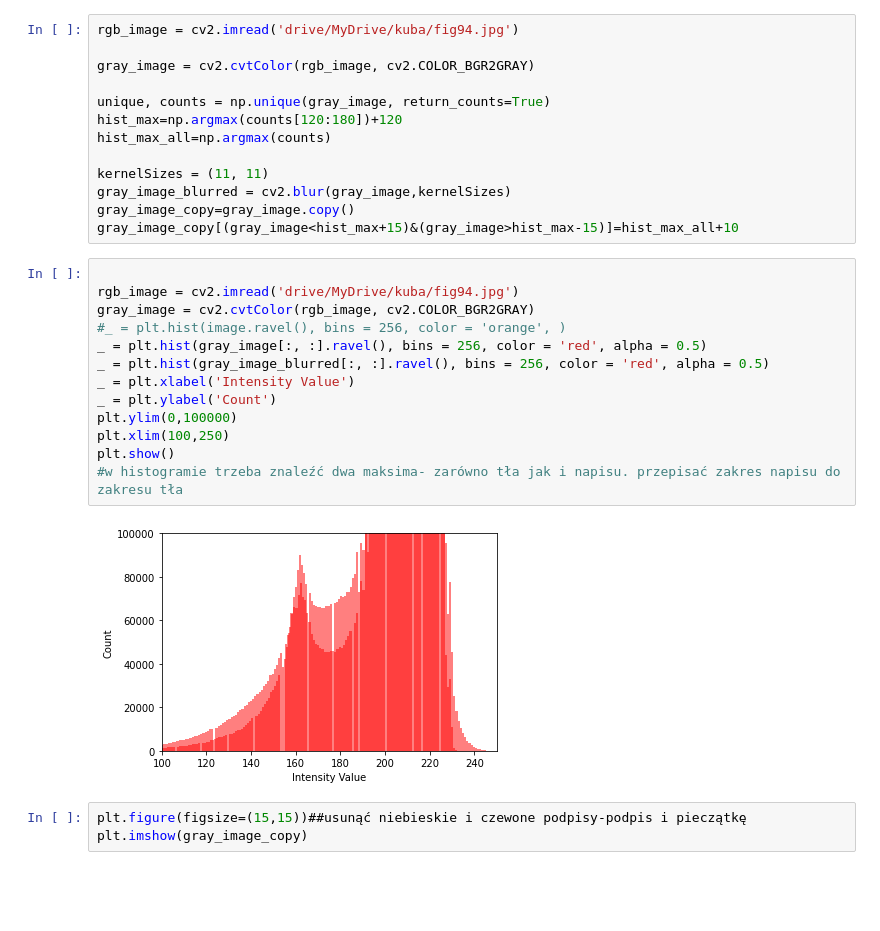
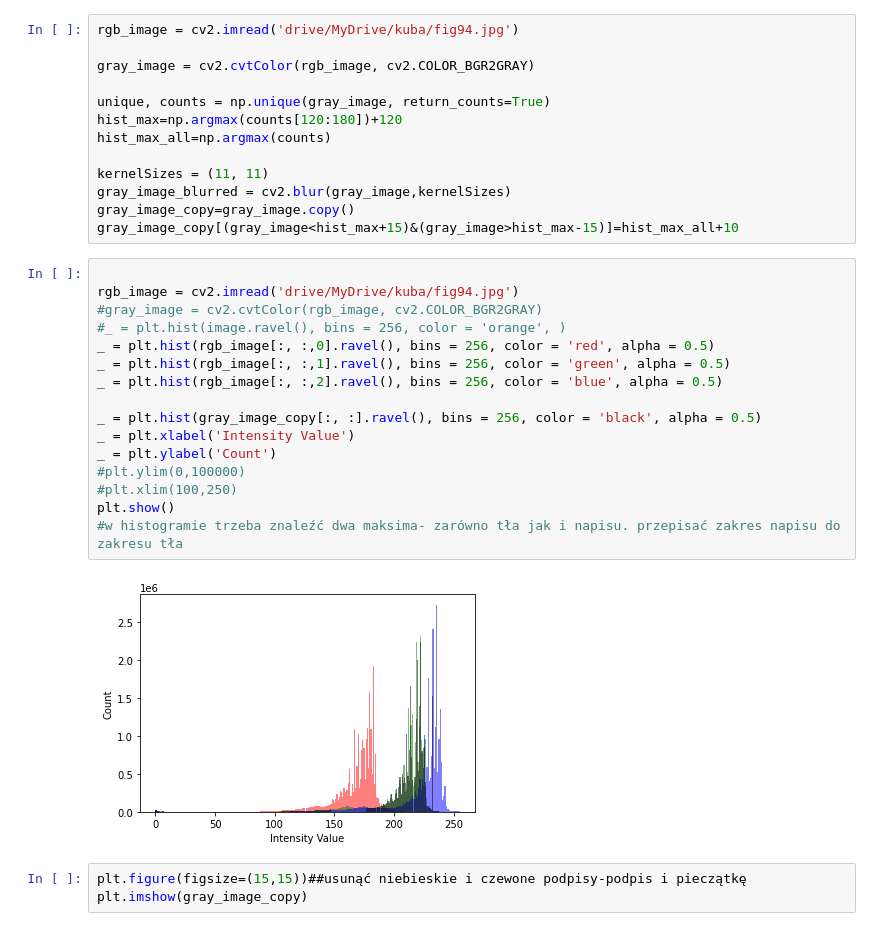
Before and after one commit to KacperGrodecki/image_proccessing, a Jupyter notebook: kuba_img_manip.ipynb, the cells around one changed output. Saved outputs shown, nothing was run; the diff lists cells and outputs as text; blank space fills up the shorter version.

```diff
--- a/kuba_img_manip.ipynb
+++ b/kuba_img_manip.ipynb
@@ -119,18 +119,21 @@ gray_image_copy[(gray_image<hist_max+15)&(gray_image>hist_max-15)]=hist_max_all+
 # %%
 
 rgb_image = cv2.imread('drive/MyDrive/kuba/fig94.jpg')
-gray_image = cv2.cvtColor(rgb_image, cv2.COLOR_BGR2GRAY)
+#gray_image = cv2.cvtColor(rgb_image, cv2.COLOR_BGR2GRAY)
 #_ = plt.hist(image.ravel(), bins = 256, color = 'orange', )
-_ = plt.hist(gray_image[:, :].ravel(), bins = 256, color = 'red', alpha = 0.5)
-_ = plt.hist(gray_image_blurred[:, :].ravel(), bins = 256, color = 'red', alpha = 0.5)
+_ = plt.hist(rgb_image[:, :,0].ravel(), bins = 256, color = 'red', alpha = 0.5)
+_ = plt.hist(rgb_image[:, :,1].ravel(), bins = 256, color = 'green', alpha = 0.5)
+_ = plt.hist(rgb_image[:, :,2].ravel(), bins = 256, color = 'blue', alpha = 0.5)
+
+_ = plt.hist(gray_image_copy[:, :].ravel(), bins = 256, color = 'black', alpha = 0.5)
 _ = plt.xlabel('Intensity Value')
 _ = plt.ylabel('Count')
-plt.ylim(0,100000)
-plt.xlim(100,250)
+#plt.ylim(0,100000)
+#plt.xlim(100,250)
 plt.show()
 #w histogramie trzeba znaleźć dwa maksima- zarówno tła jak i napisu. przepisać zakres napisu do zakresu tła
 # %% [output]
-[figure, old version]
+[figure, new version]
 # %%
 plt.figure(figsize=(15,15))##usunąć niebieskie i czewone podpisy-podpis i pieczątkę
 plt.imshow(gray_image_copy)
```
